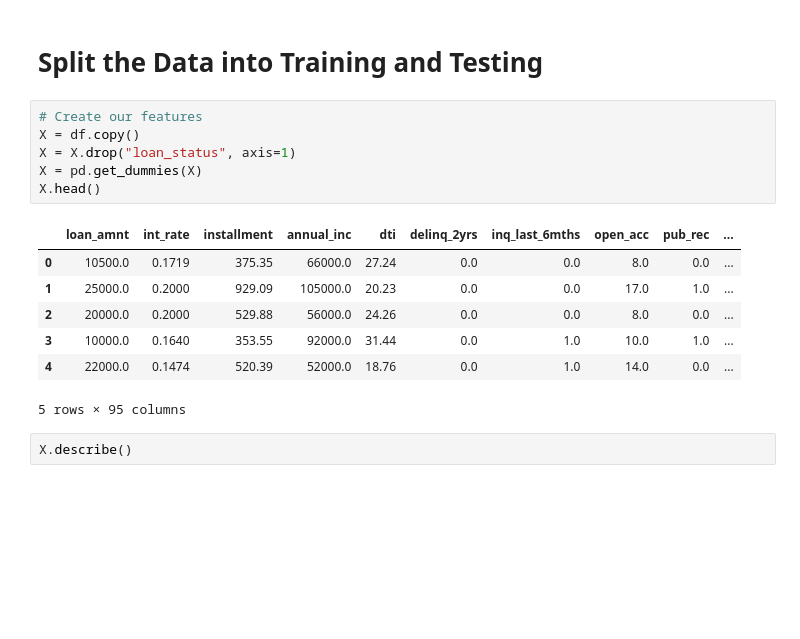
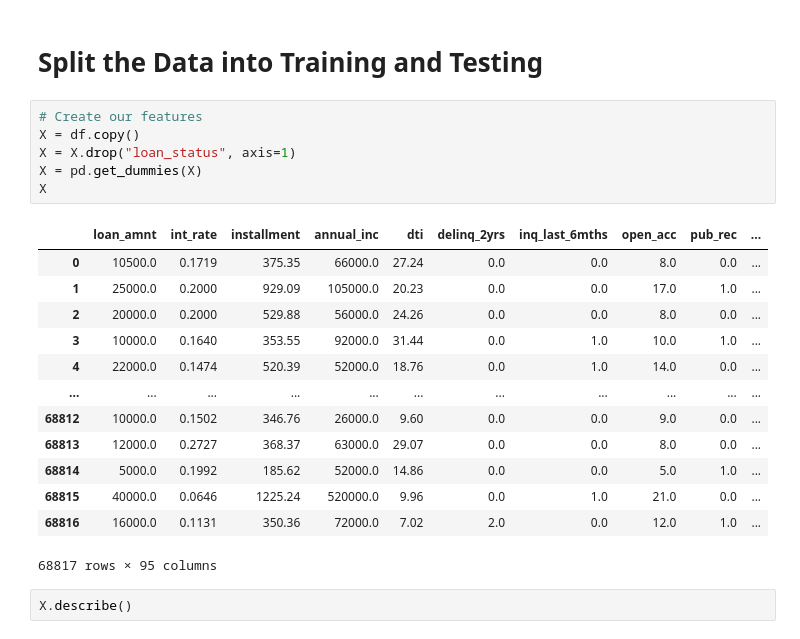
Before and after one commit to manjamcmills/Credit_Risk_Analysis, a Jupyter notebook: credit_risk_resampling.ipynb, the cells around one changed output. Cells and saved outputs as stored; diff of their text form; blank space fills up the shorter version.

```diff
--- a/credit_risk_resampling.ipynb
+++ b/credit_risk_resampling.ipynb
@@ -81,17 +87,23 @@ df.head()
 # %%
 # Create our features
 X = df.copy()
 X = X.drop("loan_status", axis=1)
 X = pd.get_dummies(X)
-X.head()
+X
 # %% [output]
 |  | loan_amnt | int_rate | installment | annual_inc | dti | delinq_2yrs | inq_last_6mths | open_acc | pub_rec | ... |
 | 0 | 10500.0 | 0.1719 | 375.35 | 66000.0 | 27.24 | 0.0 | 0.0 | 8.0 | 0.0 | ... |
 | 1 | 25000.0 | 0.2000 | 929.09 | 105000.0 | 20.23 | 0.0 | 0.0 | 17.0 | 1.0 | ... |
 | 2 | 20000.0 | 0.2000 | 529.88 | 56000.0 | 24.26 | 0.0 | 0.0 | 8.0 | 0.0 | ... |
 | 3 | 10000.0 | 0.1640 | 353.55 | 92000.0 | 31.44 | 0.0 | 1.0 | 10.0 | 1.0 | ... |
 | 4 | 22000.0 | 0.1474 | 520.39 | 52000.0 | 18.76 | 0.0 | 1.0 | 14.0 | 0.0 | ... |
+| ... | ... | ... | ... | ... | ... | ... | ... | ... | ... | ... |
+| 68812 | 10000.0 | 0.1502 | 346.76 | 26000.0 | 9.60 | 0.0 | 0.0 | 9.0 | 0.0 | ... |
+| 68813 | 12000.0 | 0.2727 | 368.37 | 63000.0 | 29.07 | 0.0 | 0.0 | 8.0 | 0.0 | ... |
+| 68814 | 5000.0 | 0.1992 | 185.62 | 52000.0 | 14.86 | 0.0 | 0.0 | 5.0 | 1.0 | ... |
+| 68815 | 40000.0 | 0.0646 | 1225.24 | 520000.0 | 9.96 | 0.0 | 1.0 | 21.0 | 0.0 | ... |
+| 68816 | 16000.0 | 0.1131 | 350.36 | 72000.0 | 7.02 | 2.0 | 0.0 | 12.0 | 1.0 | ... |
-5 rows × 95 columns
+68817 rows × 95 columns
 # %%
 X.describe()
 # %% [output]
```
Also changed, not shown: parts of 1 cell of this notebook, 5 other files.
